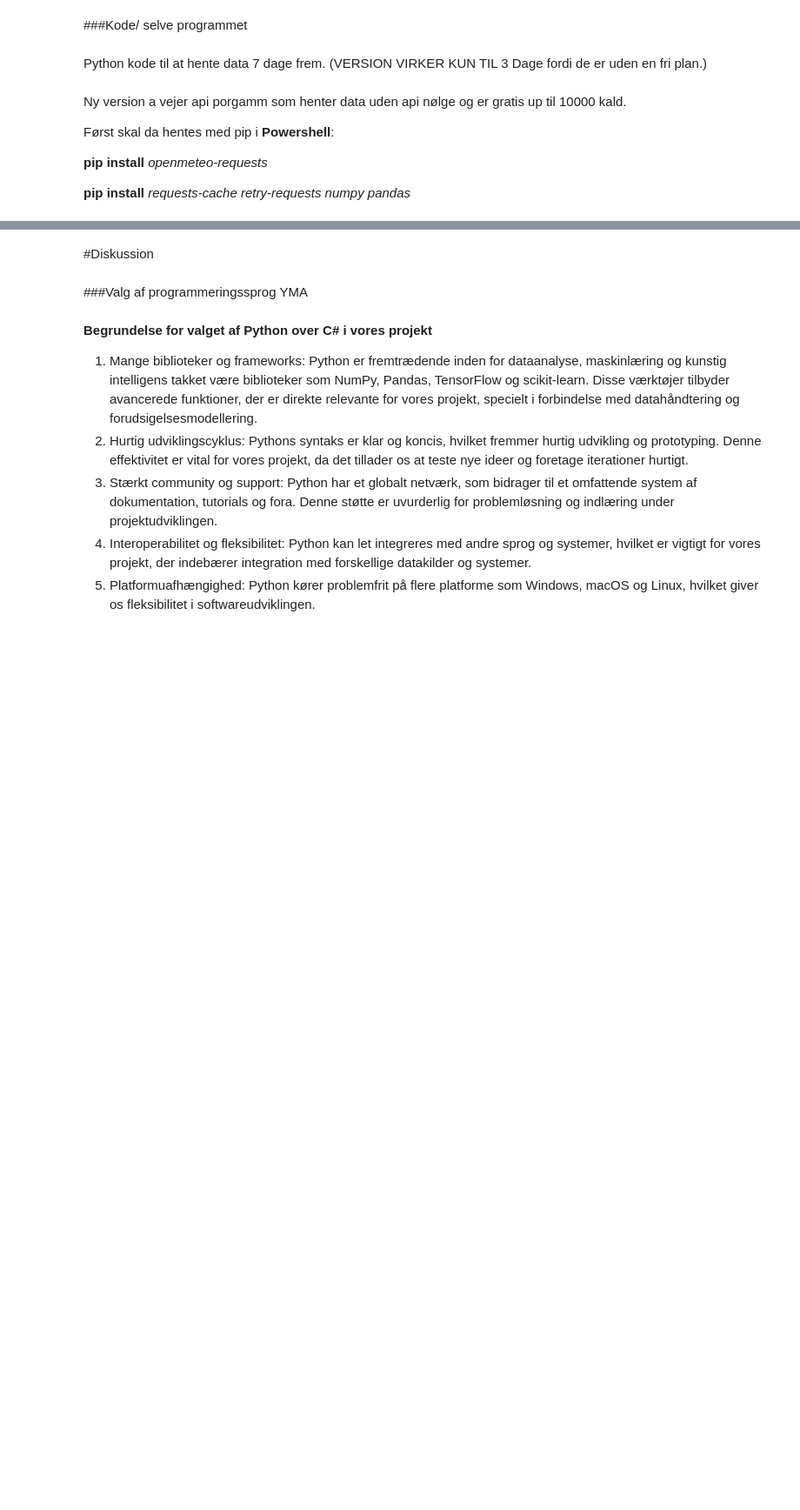
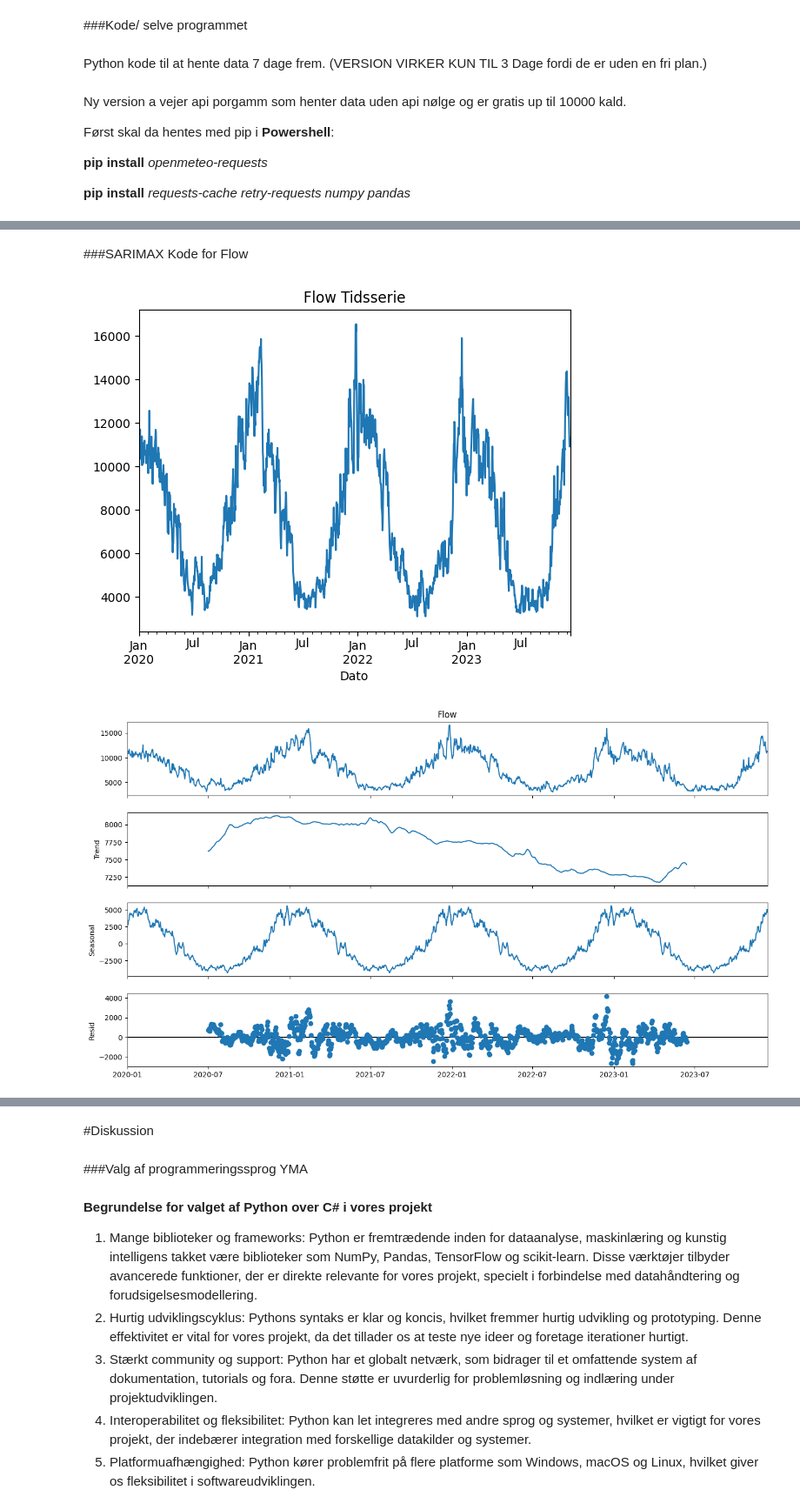
Before and after one commit to KarinKnopper/HovedopgaveGEV, a Jupyter notebook: HovedopgaveGEV.ipynb, the cells around one changed output, grey strips where cells are left out. Shown at 87% size. Saved outputs shown, nothing was run; the diff lists cells and outputs as text; code cells hidden in the pictures; blank space fills up the shorter version.

Commit message:
Oprettet ved hjælp af Colaboratory

```diff
--- a/HovedopgaveGEV.ipynb
+++ b/HovedopgaveGEV.ipynb
@@ -466,0 +492,79 @@ print(daily_dataframe)
+# %% [markdown]
+###SARIMAX Kode for Flow
+# %%
+import pandas as pd
+import matplotlib.pyplot as plt
+from statsmodels.tsa.statespace.sarimax import SARIMAX
+from statsmodels.tsa.seasonal import seasonal_decompose
+
+# Indlæs CSV-fil med semikolon som separator og parse datoer i 'Dato' kolonnen
+df = pd.read_csv('https://raw.githubusercontent.com/KarinKnopper/HovedopgaveGEV/main/EksamenDATA.csv', delimiter=';', parse_dates=['Dato'], dayfirst=True, index_col='Dato')
+
+# Specificer frekvensen for tidsrækken (daglig i dette eksempel)
+df.index.freq = 'D'
+
+# Erstat kommaer med punktum i 'Flow' kolonnen, konverter til float og afrund værdierne
+df['Flow'] = df['Flow'].str.replace(',', '.').astype(float).round()
+
+# Fjern rækker med manglende værdier i 'Flow'-kolonnen eller imputér dem
+# Her bruger vi fremadfyldning for at imputere manglende værdier
+df['Flow'].fillna(method='ffill', inplace=True)
+
+# Plot tidsserien for 'Flow'
+df['Flow'].plot()
+plt.title('Flow Tidsserie')
+plt.show()
+
+# Sæsonmæssig dekomponering for at forstå sæsonmæssighed
+# Her er daglige data over et år
+decomposition = seasonal_decompose(df['Flow'], model='additiv', period=365)
+fig = decomposition.plot()
+fig.set_size_inches(15, 8)
+plt.show()
+
+# Parametervalg for SARIMA-modellen
+sarima_order = (1, 1, 1)
+seasonal_order = (1, 1, 1, 12)
+
+# Opret SARIMA-model og tilpas den til dataen
+model = SARIMAX(df['Flow'], order=sarima_order, seasonal_order=seasonal_order)
+results = model.fit()
+
+# Forudsig de næste trin
+forecast_steps = 7
+forecast = results.get_forecast(steps=forecast_steps)
+forecast_values = forecast.predicted_mean
+forecast_conf_int = forecast.conf_int()
+
+# Gem forudsigelsesdataen som en CSV-fil (kan bruges hvis man vil køre koden lokalt)
+#forecast_data = pd.DataFrame({'Forudsagt Flow': forecast_values})
+#forecast_data.to_csv('/mnt/data/forecasting_Flow.csv')
+
+# Plot forudsigelsen sammen med historiske data
+plt.figure(figsize=(10, 6))
+plt.plot(df['Flow'], label='Historisk Flow')
+plt.plot(forecast_values, label='Forudsagt Flow', color='red')
+plt.fill_between(forecast_values.index,
+                 forecast_conf_int.iloc[:, 0],
+                 forecast_conf_int.iloc[:, 1], color='pink', alpha=0.3)
+plt.title('Flow Forudsigelse')
+plt.legend()
+plt.show()
+
+# Opret en DataFrame for at vise forudsigelsen og konfidensintervaller
+forecast_data = pd.DataFrame({'Forudsagt Flow': forecast_values,
+                              'Nedre grænse': forecast_conf_int.iloc[:, 0],
+                              'Øvre grænse': forecast_conf_int.iloc[:, 1]})
+
+# Formatering for pænere visning
+forecast_data_formatted = forecast_data.style.format({
+    'Forudsagt Flow': '{:.2f}',
+    'Nedre grænse': '{:.2f}',
+    'Øvre grænse': '{:.2f}'
+})
+
+# Vis forudsigelsesdataen
+forecast_data_formatted
+# %% [output]
+[figure, added]
+[figure, added]
```
Also changed, not shown: parts of 38 cells of this notebook.
